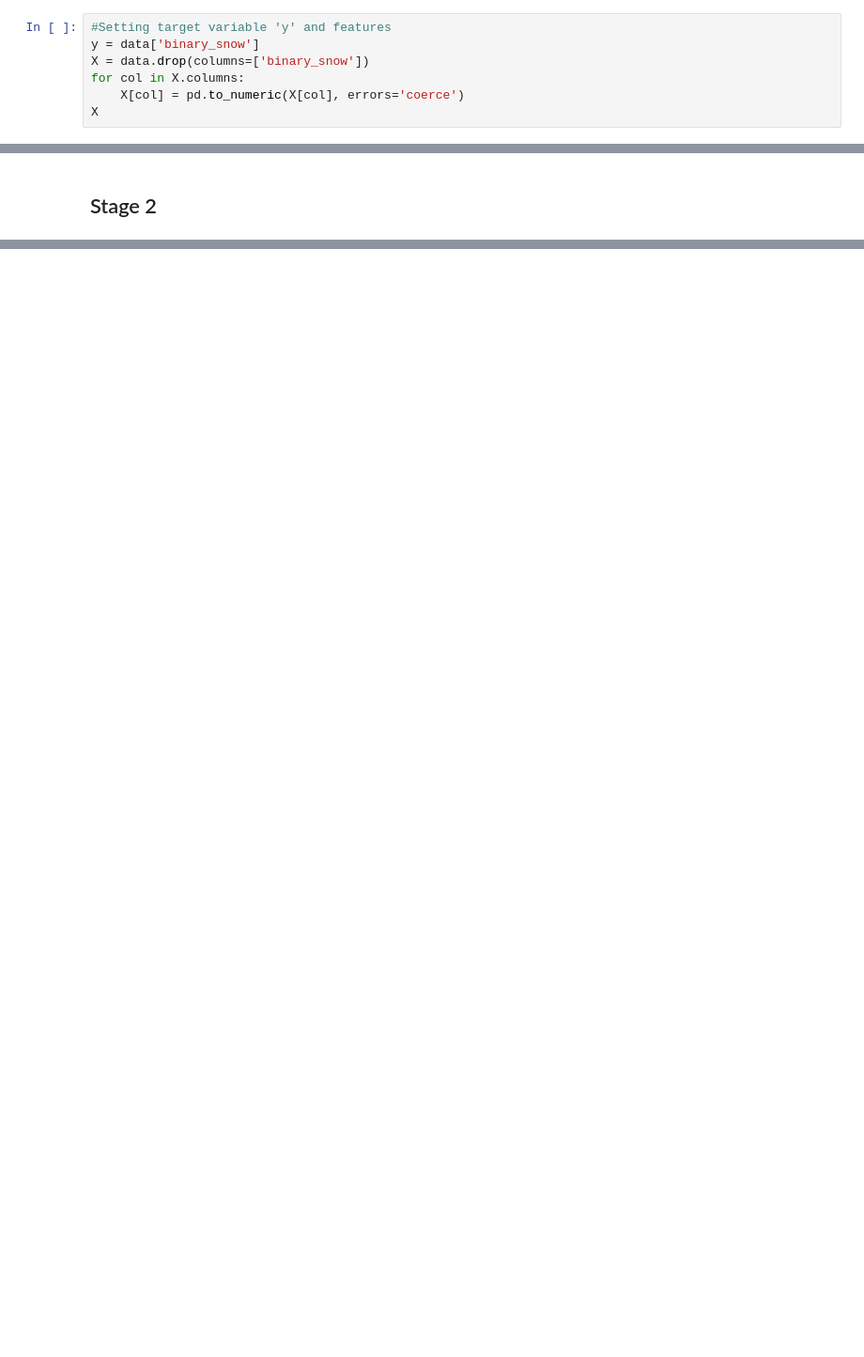
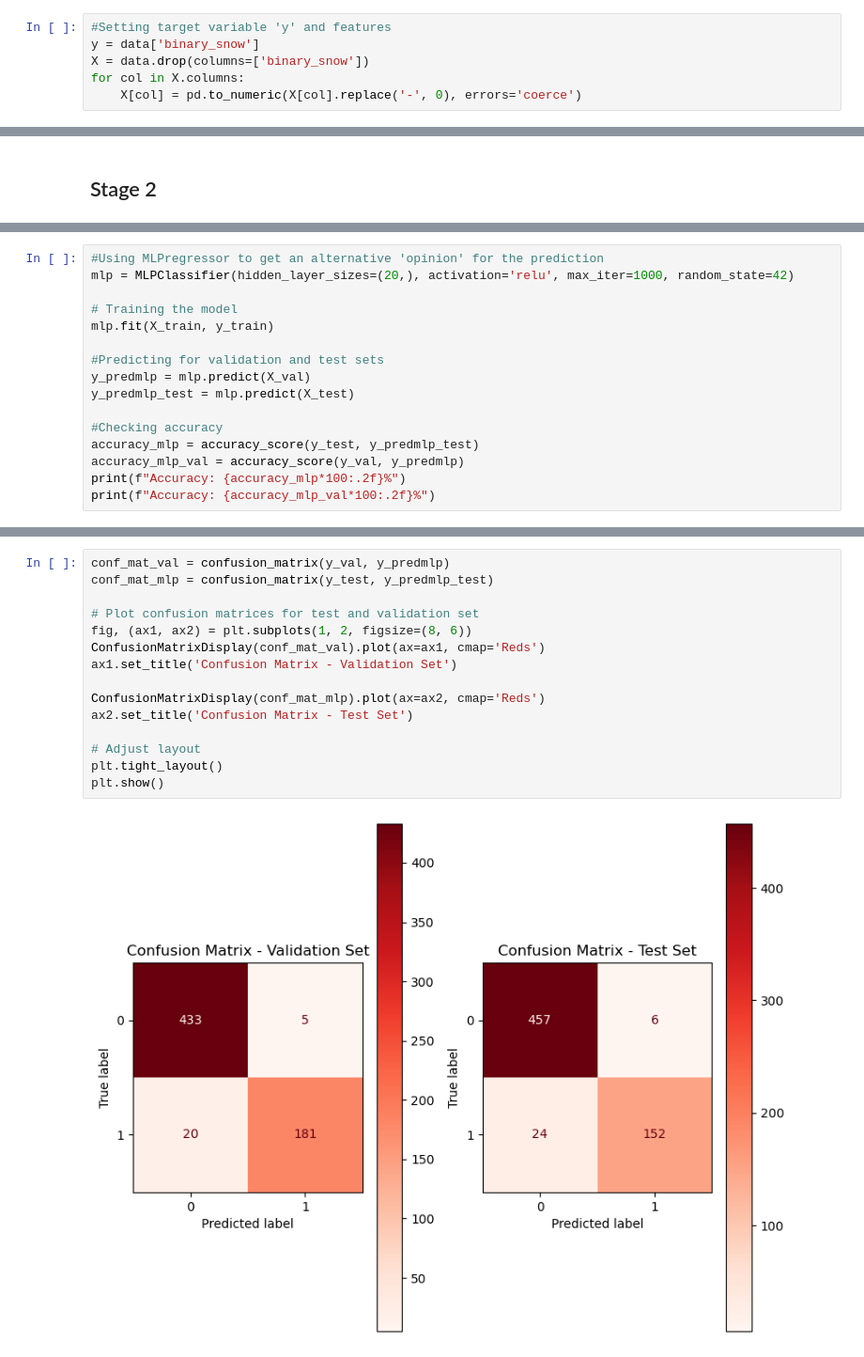
Before and after one commit to PRoutamaa/ML_course_project2024, a Jupyter notebook: ML project.ipynb, the cells around one changed output, grey strips where cells are left out. Shown: that part at 94% size. Drawn from its saved outputs; the diff is of its cells as text; blank space fills up the shorter version.

```diff
--- a/ML project.ipynb
+++ b/ML project.ipynb
@@ -130,5 +132,4 @@ data.head()
 y = data['binary_snow']
 X = data.drop(columns=['binary_snow'])
 for col in X.columns:
-    X[col] = pd.to_numeric(X[col], errors='coerce')
-X
+    X[col] = pd.to_numeric(X[col].replace('-', 0), errors='coerce')
@@ -163,0 +217,16 @@ X_val, X_test, y_val, y_test = train_test_split(X_temp, y_temp, test_size=0.4)
+# %%
+#Using MLPregressor to get an alternative 'opinion' for the prediction
+mlp = MLPClassifier(hidden_layer_sizes=(20,), activation='relu', max_iter=1000, random_state=42)
+
+# Training the model
+mlp.fit(X_train, y_train)
+
+#Predicting for validation and test sets
+y_predmlp = mlp.predict(X_val)
+y_predmlp_test = mlp.predict(X_test)
+
+#Checking accuracy
+accuracy_mlp = accuracy_score(y_test, y_predmlp_test)
+accuracy_mlp_val = accuracy_score(y_val, y_predmlp)
+print(f"Accuracy: {accuracy_mlp*100:.2f}%")
+print(f"Accuracy: {accuracy_mlp_val*100:.2f}%")
@@ -163,0 +236,17 @@ X_val, X_test, y_val, y_test = train_test_split(X_temp, y_temp, test_size=0.4)
+# %%
+conf_mat_val = confusion_matrix(y_val, y_predmlp)
+conf_mat_mlp = confusion_matrix(y_test, y_predmlp_test)
+
+# Plot confusion matrices for test and validation set
+fig, (ax1, ax2) = plt.subplots(1, 2, figsize=(8, 6))
+ConfusionMatrixDisplay(conf_mat_val).plot(ax=ax1, cmap='Reds')
+ax1.set_title('Confusion Matrix - Validation Set')
+
+ConfusionMatrixDisplay(conf_mat_mlp).plot(ax=ax2, cmap='Reds')
+ax2.set_title('Confusion Matrix - Test Set')
+
+# Adjust layout
+plt.tight_layout()
+plt.show()
+# %% [output]
+[figure, added]
```
Also changed, not shown: parts of 12 cells of this notebook.
